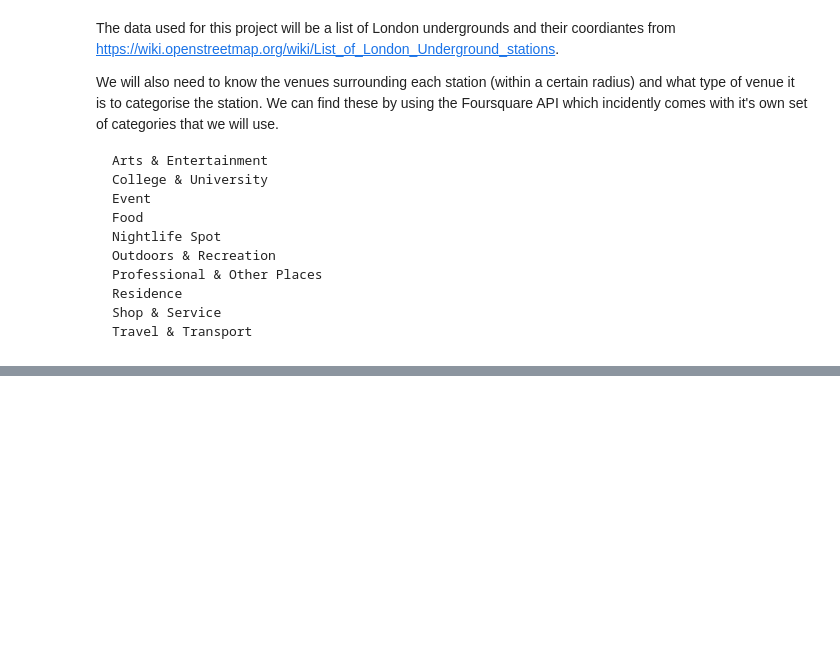
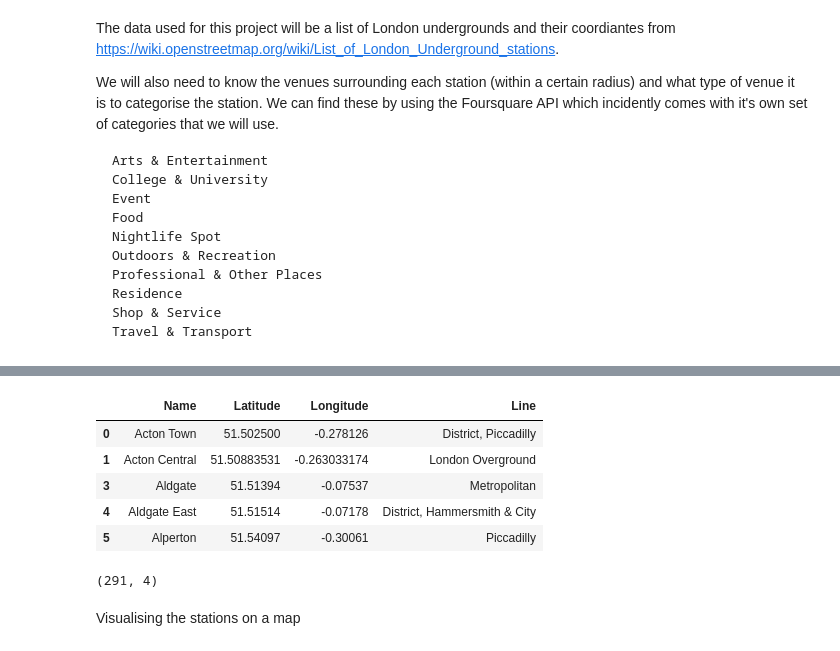
Before and after one commit to Hekkta/Coursera_Capstone, a Jupyter notebook: Capstone final assignment.ipynb, the cells around one changed output, grey strips where cells are left out. Drawn from its saved outputs; the diff is of its cells as text; code cells hidden in the pictures; blank space fills up the shorter version.

```diff
--- a/Capstone final assignment.ipynb
+++ b/Capstone final assignment.ipynb
@@ -25,0 +69,19 @@ We will also need to know the venues surrounding each station (within a certain
+# %%
+df = df.drop(columns = ['Platform / Entrance', 'Collected By', 'Collected On', 'Step free'])
+df.at[42, 'Latitude'] = 51.49787
+df.at[42, 'Longitude'] = -0.04967
+df = df.drop_duplicates(subset=['Name'])
+df.head()
+# %% [output]
+|  | Name | Latitude | Longitude | Line |
+| 0 | Acton Town | 51.502500 | -0.278126 | District, Piccadilly |
+| 1 | Acton Central | 51.50883531 | -0.263033174 | London Overground |
+| 3 | Aldgate | 51.51394 | -0.07537 | Metropolitan |
+| 4 | Aldgate East | 51.51514 | -0.07178 | District, Hammersmith & City |
+| 5 | Alperton | 51.54097 | -0.30061 | Piccadilly |
+# %%
+df.shape
+# %% [output]
+(291, 4)
+# %% [markdown]
+Visualising the stations on a map
```
Also changed, not shown: parts of 23 cells of this notebook.
